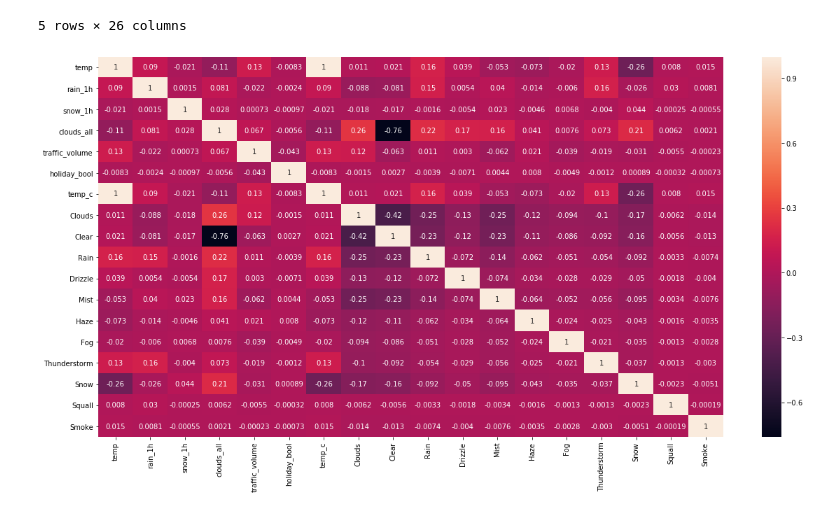
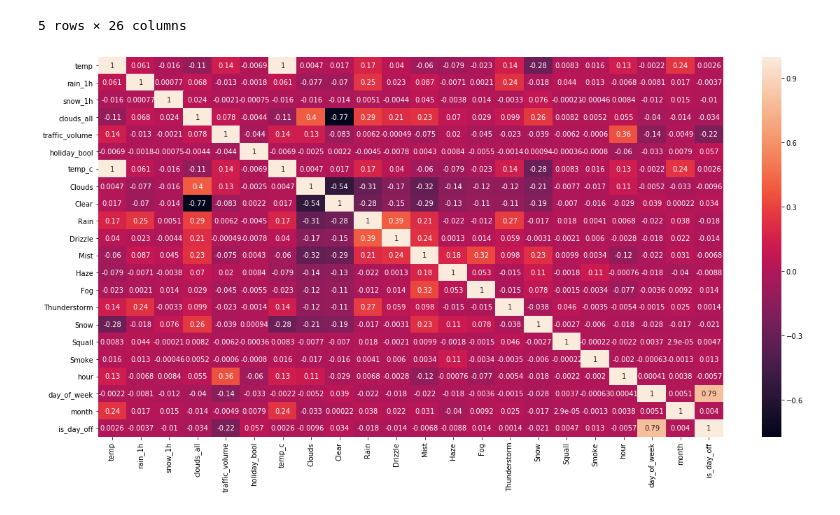
Before and after one commit to dawis96/regression-model-for-metro-interstate-traffic-volume, a Jupyter notebook: data_processing.ipynb, the cells around one changed output. Cells and saved outputs as stored; diff of their text form; code cells hidden in the pictures.

```diff
--- a/data_processing.ipynb
+++ b/data_processing.ipynb
@@ -301,10 +301,10 @@ df_agg.head()
 # %%
 # plot correlation heatmap
 plt.rcParams['figure.figsize'] = [20, 10]
-corr_matrix = df.corr()
+corr_matrix = df_agg.corr()
 sn.heatmap(corr_matrix, annot=True);
 # %% [output]
-[figure, old version]
+[figure, new version]
 # %%
 # save preprocessed data to csv
 preprocessed_data = df_agg[['rain_1h', 'snow_1h', 'clouds_all', 'temp_c', 'Clouds', 'Clear', 'Rain', 'Drizzle',
```
Also changed, not shown: parts of 4 cells of this notebook.
